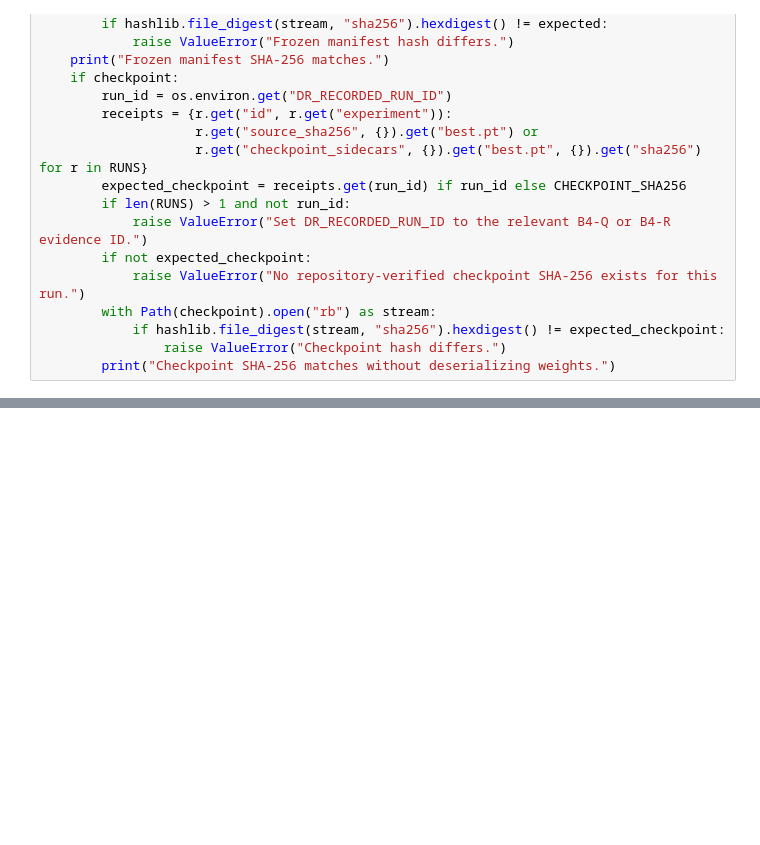
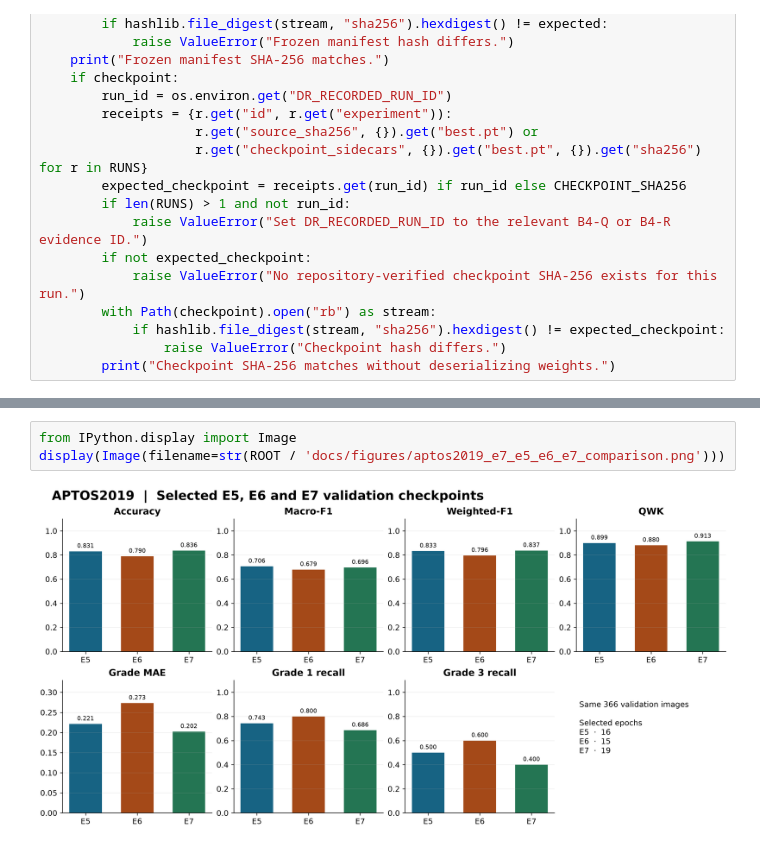
Before and after one commit to salmakamila126/Diabetic-Rethinography, a Jupyter notebook: notebooks/novelty/E7_APTOS2019.ipynb, the cells around one changed output, grey strips where cells are left out. Cells and saved outputs as stored; diff of their text form; blank space fills up the shorter version.

```diff
--- a/notebooks/novelty/E7_APTOS2019.ipynb
+++ b/notebooks/novelty/E7_APTOS2019.ipynb
@@ -114,0 +334,5 @@ run_step(ROOT, METHOD, DATASET, ACTION, CONFIG, {
+# %%
+from IPython.display import Image
+display(Image(filename=str(ROOT / 'docs/figures/aptos2019_e7_e5_e6_e7_comparison.png')))
+# %% [output]
+[figure, added]
```
Also changed, not shown: parts of 15 cells of this notebook, 28 other files.
